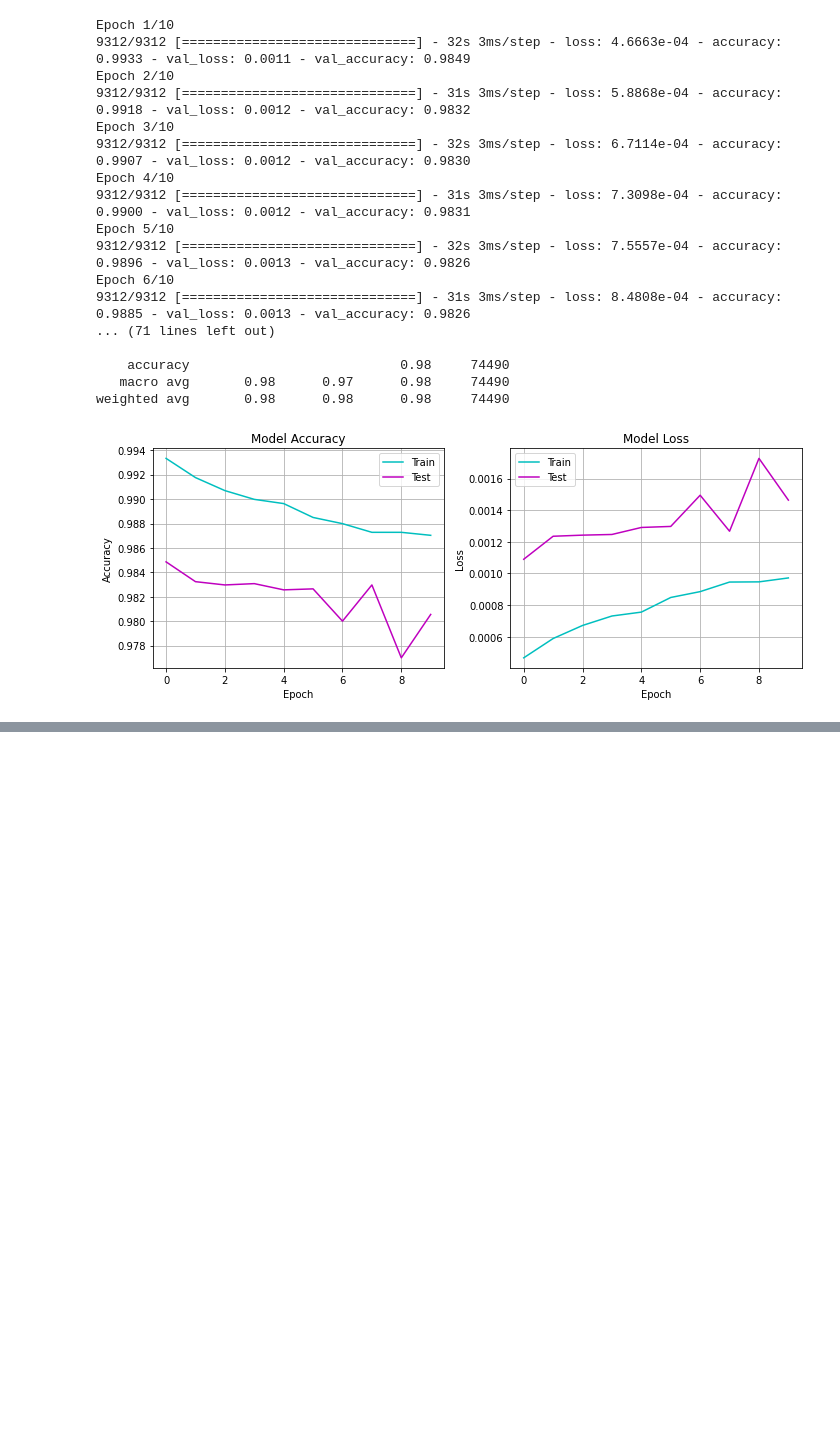
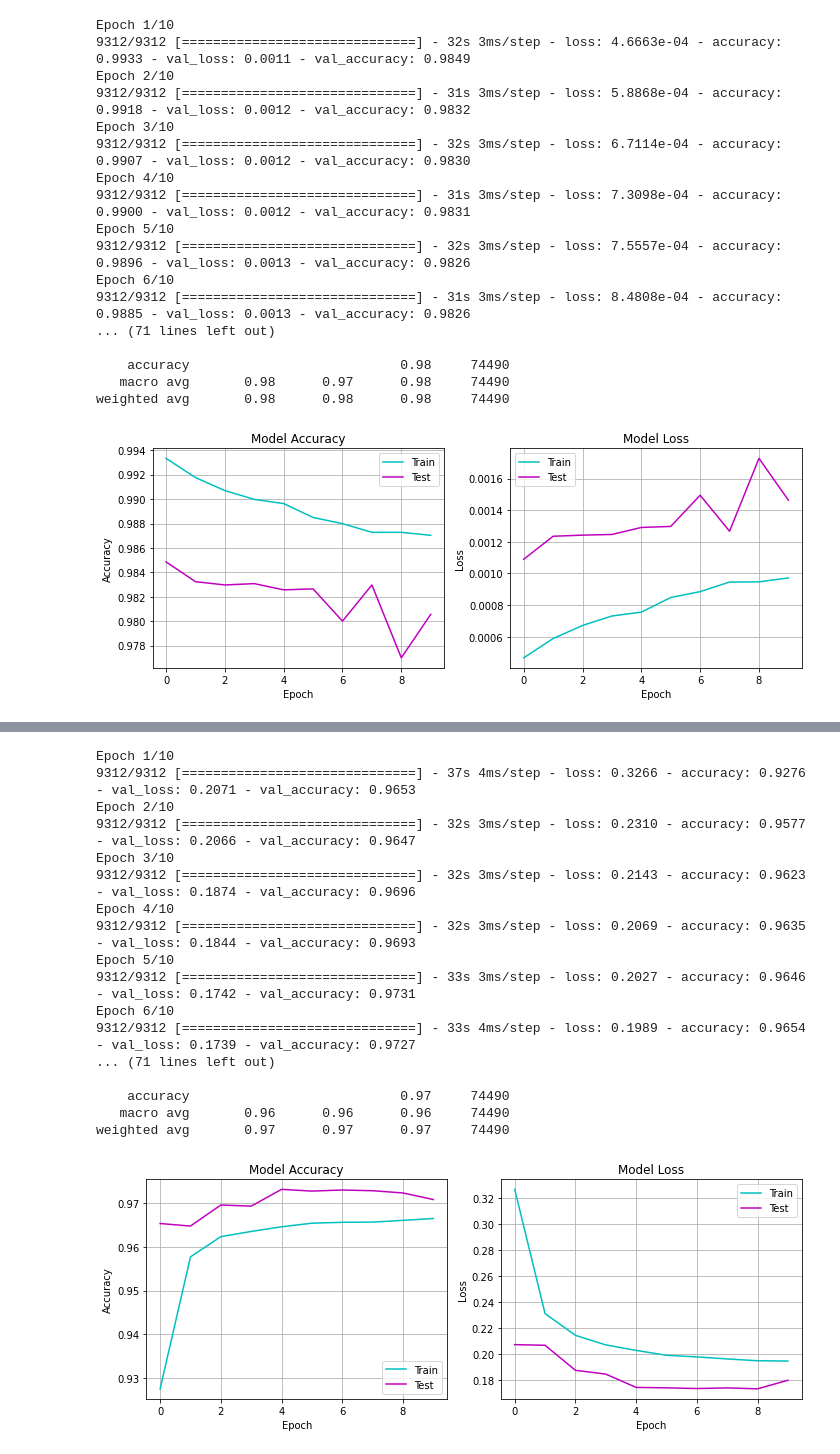
Before and after one commit to morteza-nouri/AI-TensorFlow, a Jupyter notebook: AI_CA5_P2.ipynb, the cells around one changed output, grey strips where cells are left out. Saved outputs shown, nothing was run; the diff lists cells and outputs as text; code cells hidden in the pictures; blank space fills up the shorter version.

```diff
--- a/AI_CA5_P2.ipynb
+++ b/AI_CA5_P2.ipynb
@@ -396,0 +438,23 @@ weighted avg       0.98      0.98      0.98     74490
+# %%
+inputLayer, outputLayer = createLayers('relu', 0.1)
+model, history = createModel(inputLayer, outputLayer, 'Adam', 'categorical_crossentropy', 10, 0.01, 0.01, False)
+showReport(model, history, train_data, test_data, train_labels, test_labels)
+# %% [output]
+Epoch 1/10
+9312/9312 [==============================] - 37s 4ms/step - loss: 0.3266 - accuracy: 0.9276 - val_loss: 0.2071 - val_accuracy: 0.9653
+Epoch 2/10
+9312/9312 [==============================] - 32s 3ms/step - loss: 0.2310 - accuracy: 0.9577 - val_loss: 0.2066 - val_accuracy: 0.9647
+Epoch 3/10
+9312/9312 [==============================] - 32s 3ms/step - loss: 0.2143 - accuracy: 0.9623 - val_loss: 0.1874 - val_accuracy: 0.9696
+Epoch 4/10
+9312/9312 [==============================] - 32s 3ms/step - loss: 0.2069 - accuracy: 0.9635 - val_loss: 0.1844 - val_accuracy: 0.9693
+Epoch 5/10
+9312/9312 [==============================] - 33s 3ms/step - loss: 0.2027 - accuracy: 0.9646 - val_loss: 0.1742 - val_accuracy: 0.9731
+Epoch 6/10
+9312/9312 [==============================] - 33s 4ms/step - loss: 0.1989 - accuracy: 0.9654 - val_loss: 0.1739 - val_accuracy: 0.9727
+... (71 lines left out)
+
+    accuracy                           0.97     74490
+   macro avg       0.96      0.96      0.96     74490
+weighted avg       0.97      0.97      0.97     74490
+[figure, added]
```
Also changed, not shown: parts of 6 cells of this notebook.
